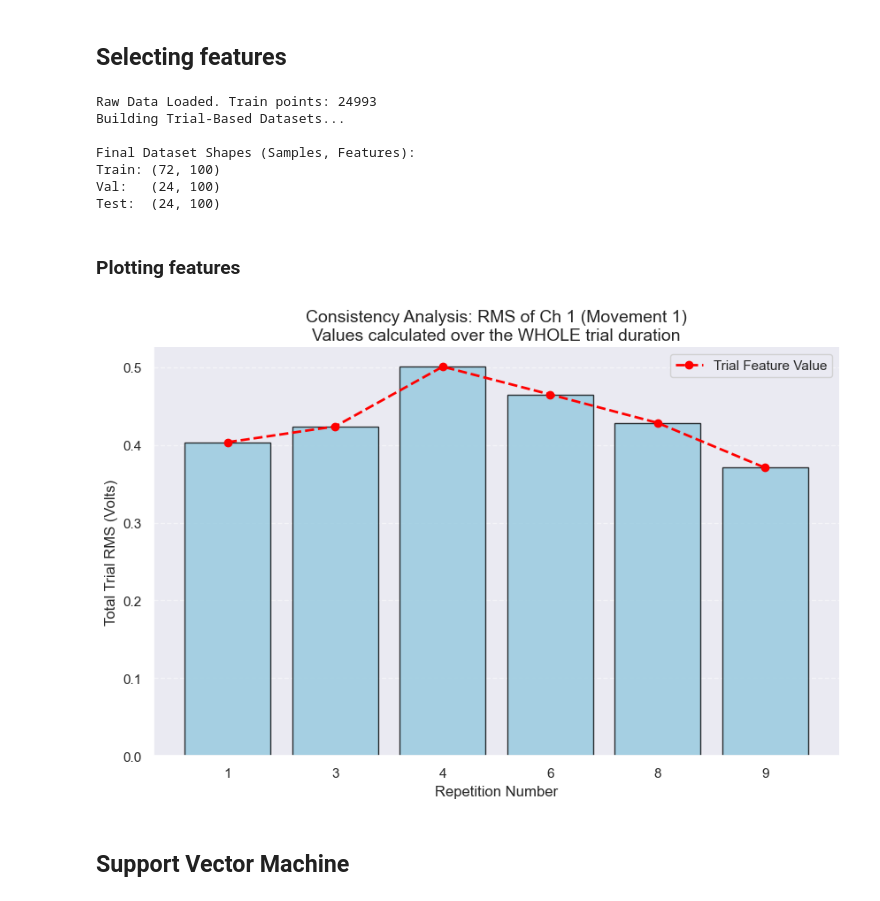
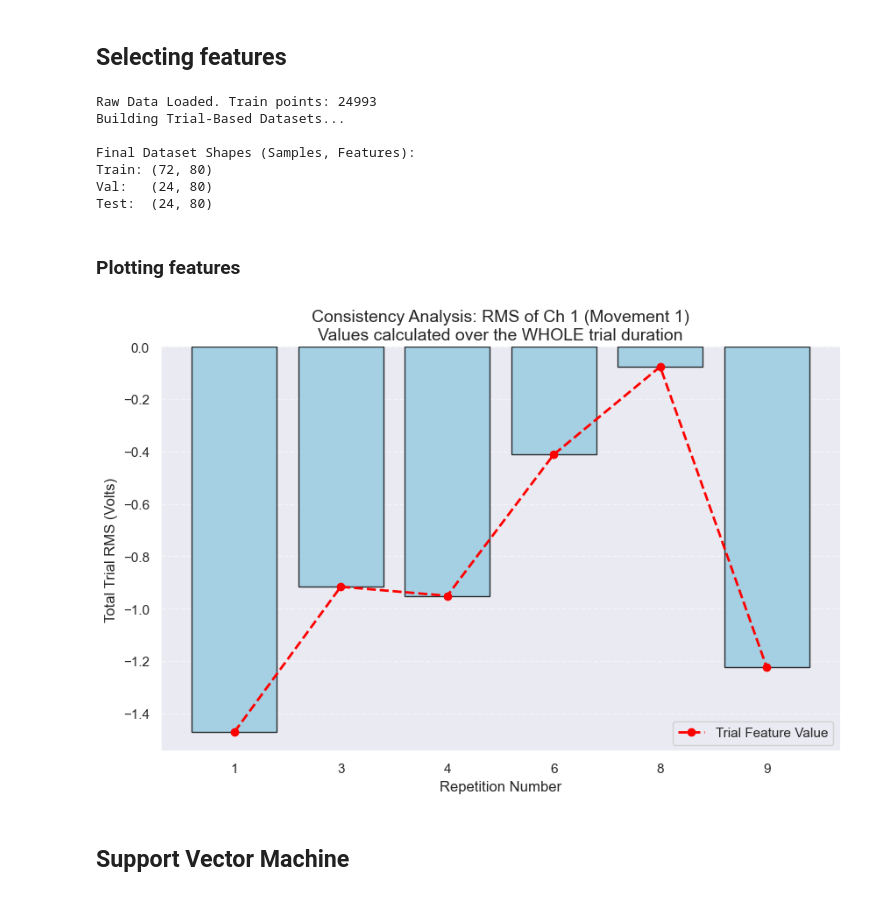
Before and after one commit to spbui00/NX-421-project, a Jupyter notebook: project_2.ipynb, the cells around one changed output. Drawn from its saved outputs; the diff is of its cells as text; code cells hidden in the pictures.

Commit message:
add plots for feature var

```diff
--- a/project_2.ipynb
+++ b/project_2.ipynb
@@ -478,14 +480,6 @@ def get_features_from_trial(window):
     # Log Detector (LogD)
     f_logd = np.exp(np.mean(np.log(np.abs(window) + 1e-6), axis=0))
 
-    # Willison Amplitude (WAMP)
-    diff = np.abs(np.diff(window, axis=0))
-    f_wamp = np.sum(diff > wamp_thresh, axis=0)
-
-    # Slope Sign Changes (SSC)
-    diff_signal = np.diff(window, axis=0)
-    f_ssc = np.sum((diff_signal[:-1, :] * diff_signal[1:, :]) < -ssc_thresh, axis=0)
-
     # Histogram Stats (Skew/Kurtosis)
     f_skew = skew(window, axis=0)
     f_kurt = kurtosis(window, axis=0)
@@ -493,7 +487,7 @@ def get_features_from_trial(window):
     # Stack: 10 features * 10 channels = 100 columns
     return np.concatenate([
         f_mav, f_rms, f_wl, f_var, f_max,
-        f_logd, f_wamp, f_ssc, f_skew, f_kurt
+        f_logd, f_skew, f_kurt
     ])
 
 def build_trial_dataset(X_data, y_data, rep_data):
@@ -535,14 +529,14 @@ Raw Data Loaded. Train points: 24993
 Building Trial-Based Datasets...
 
 Final Dataset Shapes (Samples, Features):
-Train: (72, 100)
-Val:   (24, 100)
-Test:  (24, 100)
+Train: (72, 80)
+Val:   (24, 80)
+Test:  (24, 80)
 # %% [markdown]
 ### Plotting features
 # %%
 target_mov = 1          # Movement 1 (Index Flexion)
-feature_idx = 1         # 1 = RMS (Root Mean Square)
+feature_idx = 7         # 1 = RMS (Root Mean Square)
 feature_name = "RMS"
 channel_idx = 0        # Channel 5 (Index 4)
 
@@ -556,34 +550,34 @@ for rep_id in np.unique(rep_train_raw):
         feats = get_features_from_trial(raw_segment)
 
         col = (feature_idx * 10) + channel_idx
         val = feats[col]
 
         plot_data.append({
             'Repetition': str(int(rep_id)),
             'Feature Value': val
         })
 
 df = pd.DataFrame(plot_data)
 
 plt.figure(figsize=(10, 6))
 
 sns.barplot(data=df, x='Repetition', y='Feature Value',
             color='skyblue', edgecolor='black', alpha=0.8)
 
 plt.plot(range(len(df)), df['Feature Value'], color='red', marker='o',
          linestyle='--', linewidth=2, label='Trial Feature Value')
 
 plt.title(f"Consistency Analysis: {feature_name} of Ch {channel_idx+1} (Movement {target_mov})\n"
           f"Values calculated over the WHOLE trial duration", fontsize=14)
 plt.ylabel(f"Total Trial {feature_name} (Volts)", fontsize=12)
 plt.xlabel("Repetition Number", fontsize=12)
 plt.legend()
 plt.grid(axis='y', linestyle='--', alpha=0.5)
 sns.despine()
 
 plt.show()
 # %% [output]
-[figure, old version]
+[figure, new version]
 # %% [markdown]
 ## Support Vector Machine
 # %%
```
Also changed, not shown: parts of 10 cells of this notebook.
